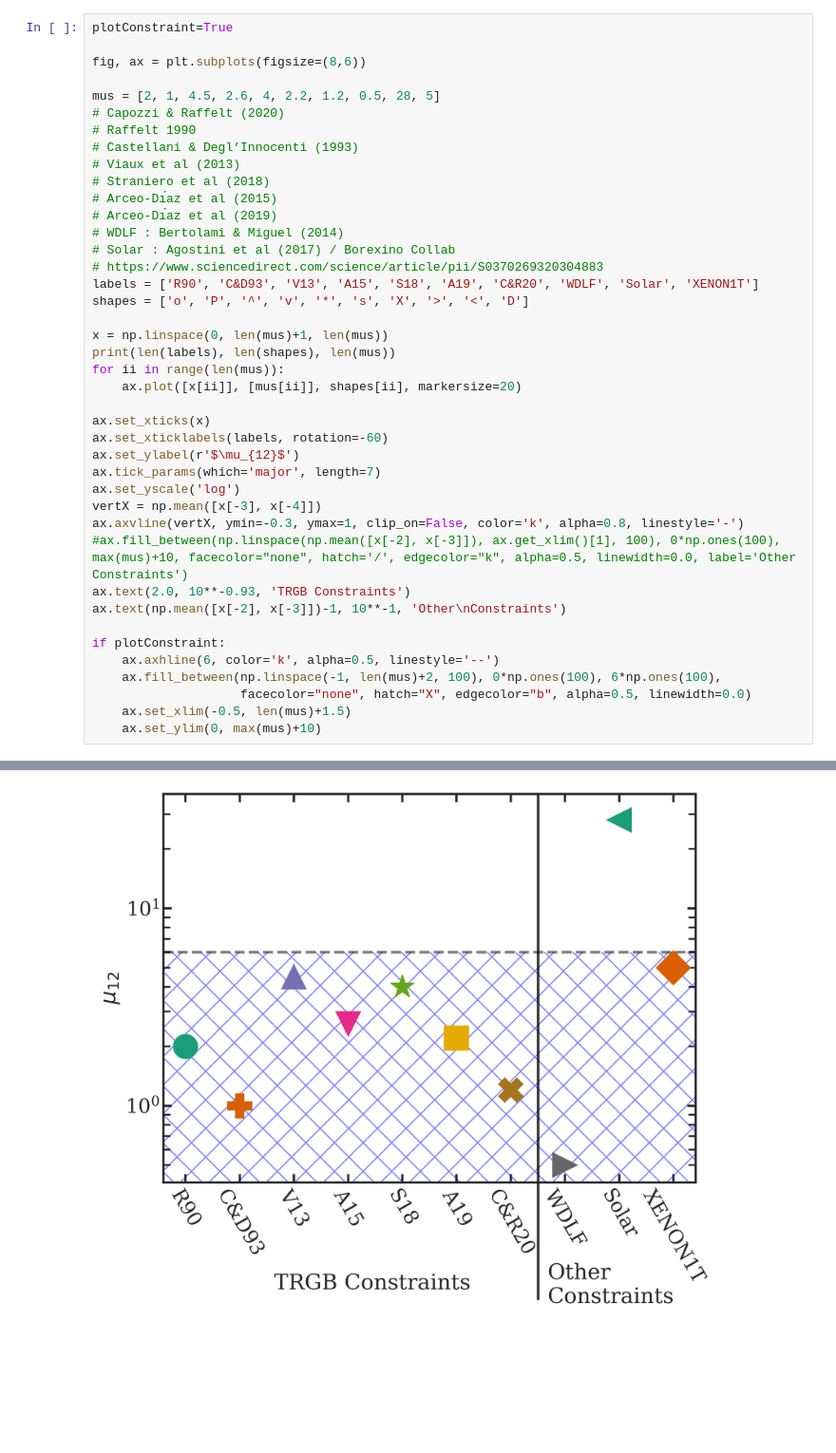
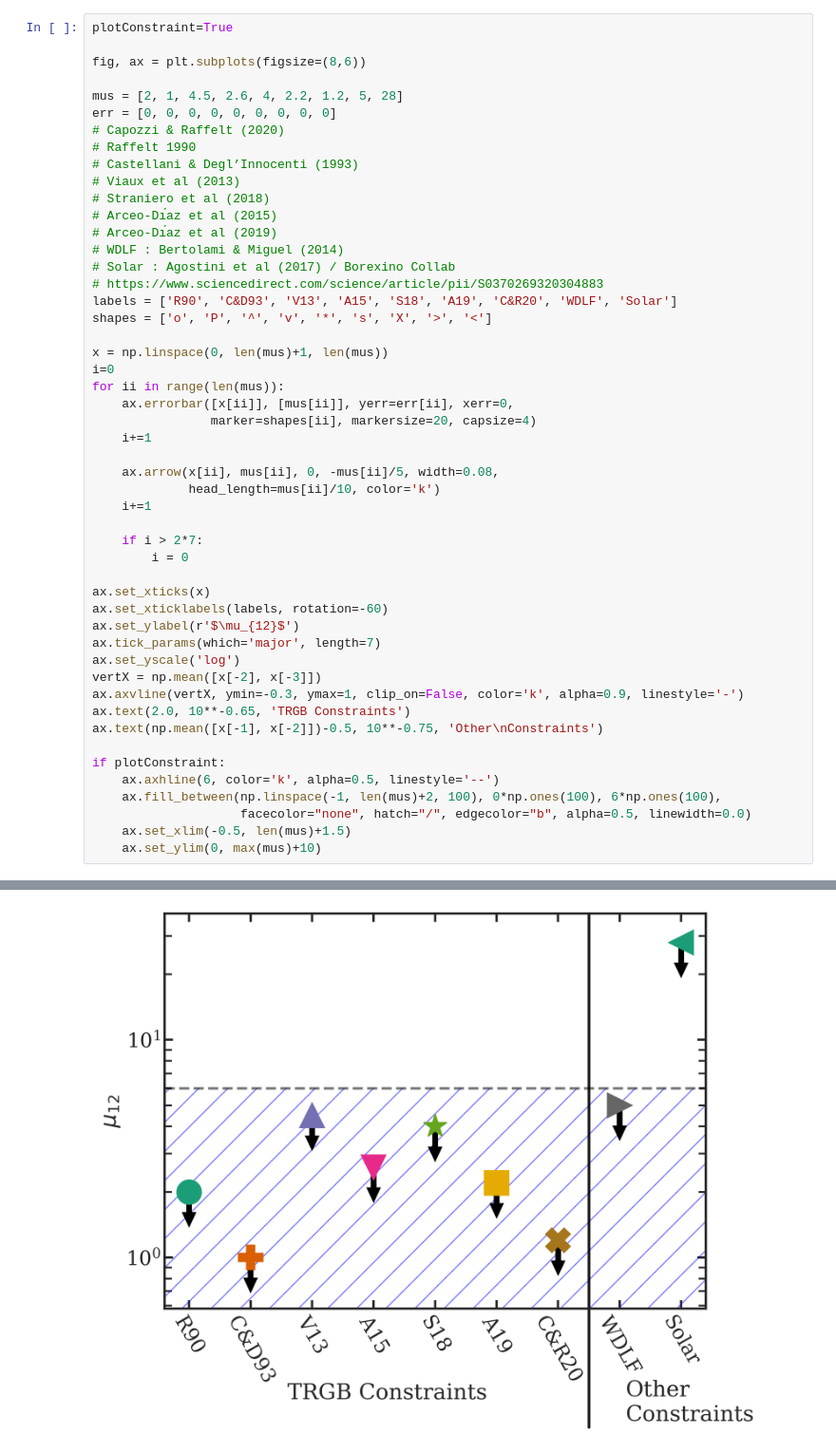
Before and after one commit to noahfranz13/NMDinStars, a Jupyter notebook: analysis/pastConstraints.ipynb, the cells around one changed output, grey strips where cells are left out. Shown: that part at 95% size. Drawn from its saved outputs; the diff is of its cells as text; blank space fills up the shorter version.

Commit message:
work on plots for presenting

```diff
--- a/analysis/pastConstraints.ipynb
+++ b/analysis/pastConstraints.ipynb
@@ -19,7 +26,8 @@ plotConstraint=True
 
 fig, ax = plt.subplots(figsize=(8,6))
 
-mus = [2, 1, 4.5, 2.6, 4, 2.2, 1.2, 0.5, 28, 5]
+mus = [2, 1, 4.5, 2.6, 4, 2.2, 1.2, 5, 28]
+err = [0, 0, 0, 0, 0, 0, 0, 0, 0]
 # Capozzi & Raffelt (2020)
 # Raffelt 1990
 # Castellani & Degl’Innocenti (1993)
@@ -30,29 +38,37 @@ mus = [2, 1, 4.5, 2.6, 4, 2.2, 1.2, 0.5, 28, 5]
 # WDLF : Bertolami & Miguel (2014)
 # Solar : Agostini et al (2017) / Borexino Collab
 # https://www.sciencedirect.com/science/article/pii/S0370269320304883
-labels = ['R90', 'C&D93', 'V13', 'A15', 'S18', 'A19', 'C&R20', 'WDLF', 'Solar', 'XENON1T']
-shapes = ['o', 'P', '^', 'v', '*', 's', 'X', '>', '<', 'D']
+labels = ['R90', 'C&D93', 'V13', 'A15', 'S18', 'A19', 'C&R20', 'WDLF', 'Solar']
+shapes = ['o', 'P', '^', 'v', '*', 's', 'X', '>', '<']
 
 x = np.linspace(0, len(mus)+1, len(mus))
-print(len(labels), len(shapes), len(mus))
+i=0
 for ii in range(len(mus)):
-    ax.plot([x[ii]], [mus[ii]], shapes[ii], markersize=20)
+    ax.errorbar([x[ii]], [mus[ii]], yerr=err[ii], xerr=0,
+                marker=shapes[ii], markersize=20, capsize=4)
+    i+=1
+
+    ax.arrow(x[ii], mus[ii], 0, -mus[ii]/5, width=0.08,
+             head_length=mus[ii]/10, color='k')
+    i+=1
+
+    if i > 2*7:
+        i = 0
 
 ax.set_xticks(x)
 ax.set_xticklabels(labels, rotation=-60)
 ax.set_ylabel(r'$\mu_{12}$')
 ax.tick_params(which='major', length=7)
 ax.set_yscale('log')
-vertX = np.mean([x[-3], x[-4]])
-ax.axvline(vertX, ymin=-0.3, ymax=1, clip_on=False, color='k', alpha=0.8, linestyle='-')
-#ax.fill_between(np.linspace(np.mean([x[-2], x[-3]]), ax.get_xlim()[1], 100), 0*np.ones(100), max(mus)+10, facecolor="none", hatch='/', edgecolor="k", alpha=0.5, linewidth=0.0, label='Other Constraints')
-ax.text(2.0, 10**-0.93, 'TRGB Constraints')
-ax.text(np.mean([x[-2], x[-3]])-1, 10**-1, 'Other\nConstraints')
+vertX = np.mean([x[-2], x[-3]])
+ax.axvline(vertX, ymin=-0.3, ymax=1, clip_on=False, color='k', alpha=0.9, linestyle='-')
+ax.text(2.0, 10**-0.65, 'TRGB Constraints')
+ax.text(np.mean([x[-1], x[-2]])-0.5, 10**-0.75, 'Other\nConstraints')
 
 if plotConstraint:
     ax.axhline(6, color='k', alpha=0.5, linestyle='--')
     ax.fill_between(np.linspace(-1, len(mus)+2, 100), 0*np.ones(100), 6*np.ones(100),
-                    facecolor="none", hatch="X", edgecolor="b", alpha=0.5, linewidth=0.0)
+                    facecolor="none", hatch="/", edgecolor="b", alpha=0.5, linewidth=0.0)
     ax.set_xlim(-0.5, len(mus)+1.5)
     ax.set_ylim(0, max(mus)+10)
 # %% [output]
@@ -62 +77 @@ Invalid limit will be ignored.
-[figure, old version]
+[figure, new version]
```
Also changed, not shown: parts of 2 cells of this notebook, 2 other files.
